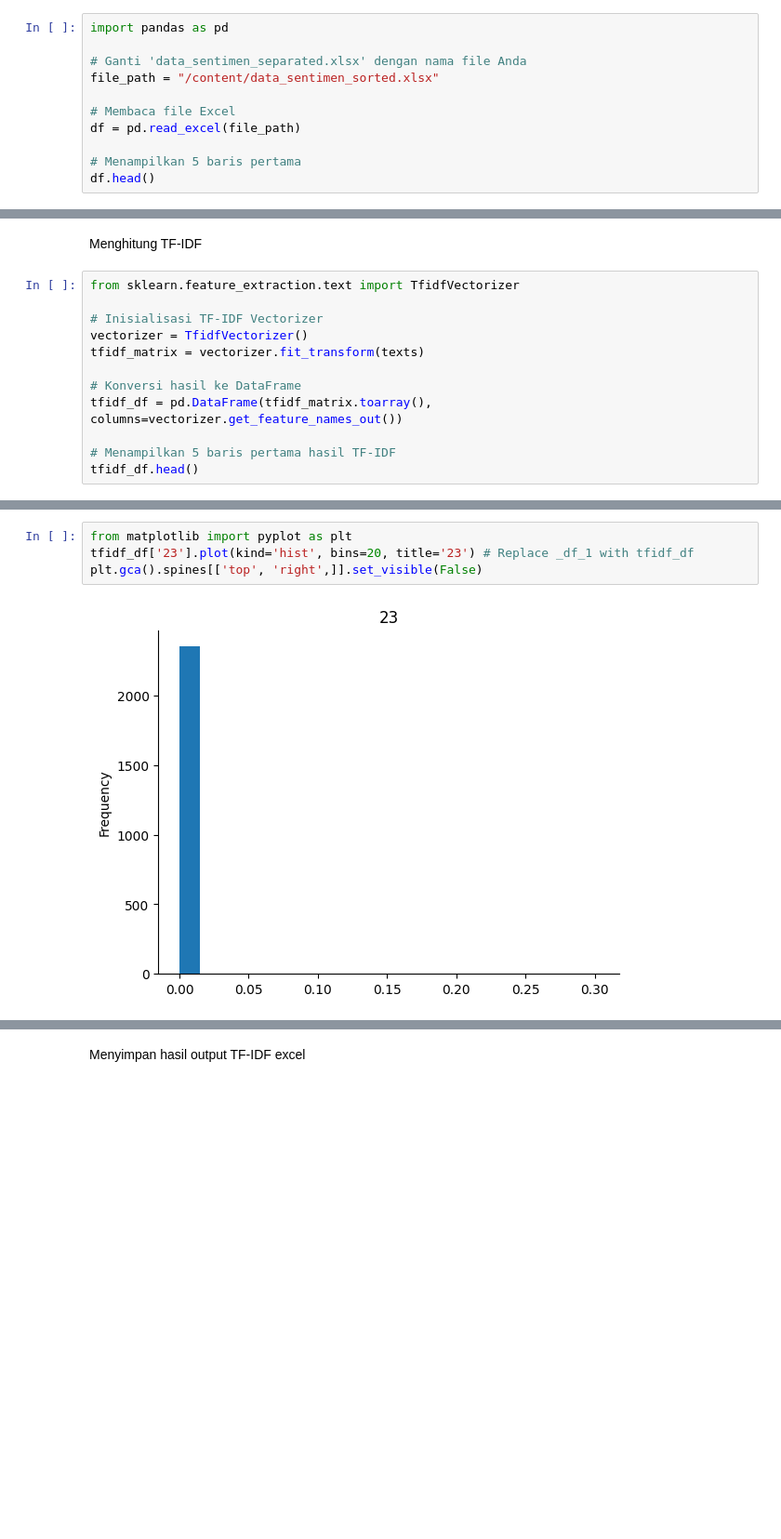
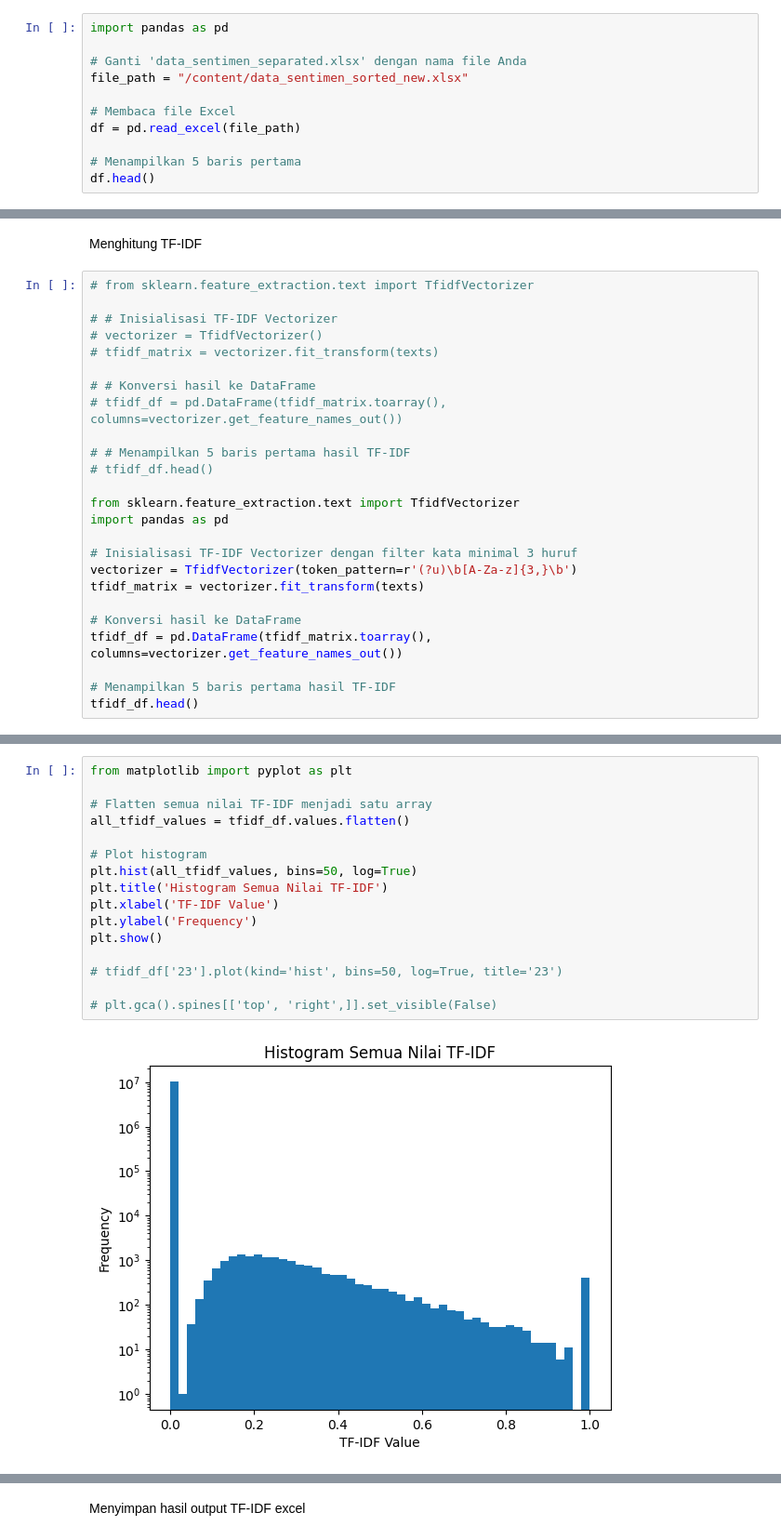
Before and after one commit to Najwa04/Acara_26, a Jupyter notebook: grafiktf_ydf.ipynb, the cells around one changed output, grey strips where cells are left out. Shown at 93% size. Saved outputs shown, nothing was run; the diff lists cells and outputs as text; blank space fills up the shorter version.

```diff
--- a/grafiktf_ydf.ipynb
+++ b/grafiktf_ydf.ipynb
@@ -14,7 +14,7 @@ Load data excel ke dataframe
 import pandas as pd
 
 # Ganti 'data_sentimen_separated.xlsx' dengan nama file Anda
-file_path = "/content/data_sentimen_sorted.xlsx"
+file_path = "/content/data_sentimen_sorted_new.xlsx"
 
 # Membaca file Excel
 df = pd.read_excel(file_path)
@@ -38,10 +38,23 @@ Load data ke dataframe
 # %% [markdown]
 Menghitung TF-IDF
 # %%
+# from sklearn.feature_extraction.text import TfidfVectorizer
+
+# # Inisialisasi TF-IDF Vectorizer
+# vectorizer = TfidfVectorizer()
+# tfidf_matrix = vectorizer.fit_transform(texts)
+
+# # Konversi hasil ke DataFrame
+# tfidf_df = pd.DataFrame(tfidf_matrix.toarray(), columns=vectorizer.get_feature_names_out())
+
+# # Menampilkan 5 baris pertama hasil TF-IDF
+# tfidf_df.head()
+
 from sklearn.feature_extraction.text import TfidfVectorizer
+import pandas as pd
 
-# Inisialisasi TF-IDF Vectorizer
-vectorizer = TfidfVectorizer()
+# Inisialisasi TF-IDF Vectorizer dengan filter kata minimal 3 huruf
+vectorizer = TfidfVectorizer(token_pattern=r'(?u)\b[A-Za-z]{3,}\b')
 tfidf_matrix = vectorizer.fit_transform(texts)
 
 # Konversi hasil ke DataFrame
@@ -60,6 +73,18 @@ tfidf_df.head()
 # %%
 from matplotlib import pyplot as plt
-tfidf_df['23'].plot(kind='hist', bins=20, title='23') # Replace _df_1 with tfidf_df
-plt.gca().spines[['top', 'right',]].set_visible(False)
+
+# Flatten semua nilai TF-IDF menjadi satu array
+all_tfidf_values = tfidf_df.values.flatten()
+
+# Plot histogram
+plt.hist(all_tfidf_values, bins=50, log=True)
+plt.title('Histogram Semua Nilai TF-IDF')
+plt.xlabel('TF-IDF Value')
+plt.ylabel('Frequency')
+plt.show()
+
+# tfidf_df['23'].plot(kind='hist', bins=50, log=True, title='23')
+
+# plt.gca().spines[['top', 'right',]].set_visible(False)
 # %% [output]
-[figure, old version]
+[figure, new version]
```
Also changed, not shown: parts of 57 cells of this notebook.
